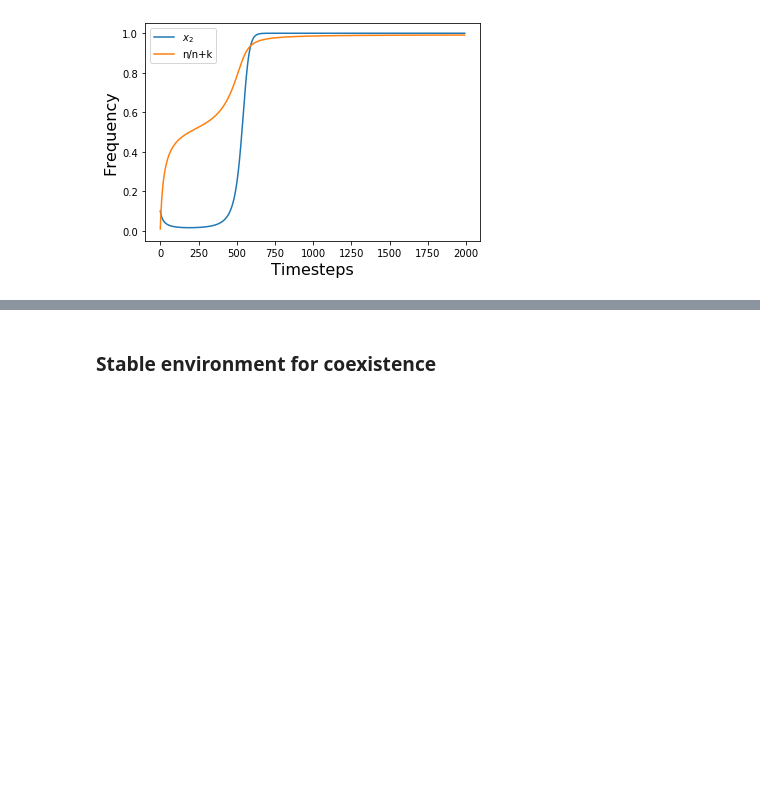
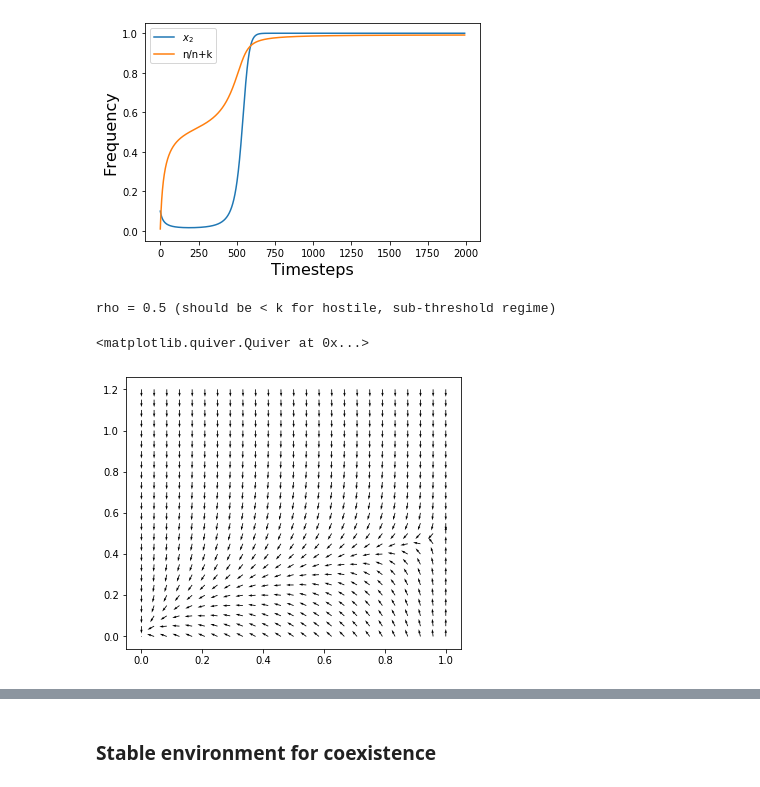
Before and after one commit to gyanezfeliu/dynamics_dormancy, a Jupyter notebook: Evolutionary dynamics of cancer dormancy.ipynb, the cells around one changed output, grey strips where cells are left out. Saved outputs shown, nothing was run; the diff lists cells and outputs as text; code cells hidden in the pictures; blank space fills up the shorter version.

```diff
--- a/Evolutionary dynamics of cancer dormancy.ipynb
+++ b/Evolutionary dynamics of cancer dormancy.ipynb
@@ -382,0 +378,37 @@ plt.show()
+# %%
+# params
+alpha = 1.0
+beta  = 1.0
+k     = 1.0
+epsilon = 0.5
+mu      = 1.0
+
+rho = epsilon / mu
+print("rho =", rho, "(should be < k for hostile, sub-threshold regime)")
+# %% [output]
+rho = 0.5 (should be < k for hostile, sub-threshold regime)
+# %%
+# phase portrait, vector field
+# state-space grid
+x_vals = np.linspace(0.0, 1.0, 25)
+n_max  = max(rho * 1.2, k * 1.2)
+n_vals = np.linspace(0.0, n_max, 25)
+
+X, N = np.meshgrid(x_vals, n_vals)
+
+# compute vector field
+f = make_rhs_hostile(alpha, beta, epsilon, mu, k)
+U, V = f(0.0, (X, N))
+
+# normalize arrows
+speed = np.sqrt(U**2 + V**2)
+speed[speed == 0] = 1.0
+U_norm = U / speed
+V_norm = V / speed
+
+# plot vector field
+plt.figure(figsize=(6, 5))
+plt.quiver(X, N, U_norm, V_norm, angles="xy")
+# %% [output]
+<matplotlib.quiver.Quiver at 0x...>
+[figure, added]
```
Also changed, not shown: parts of 18 cells of this notebook, 1 other file.
